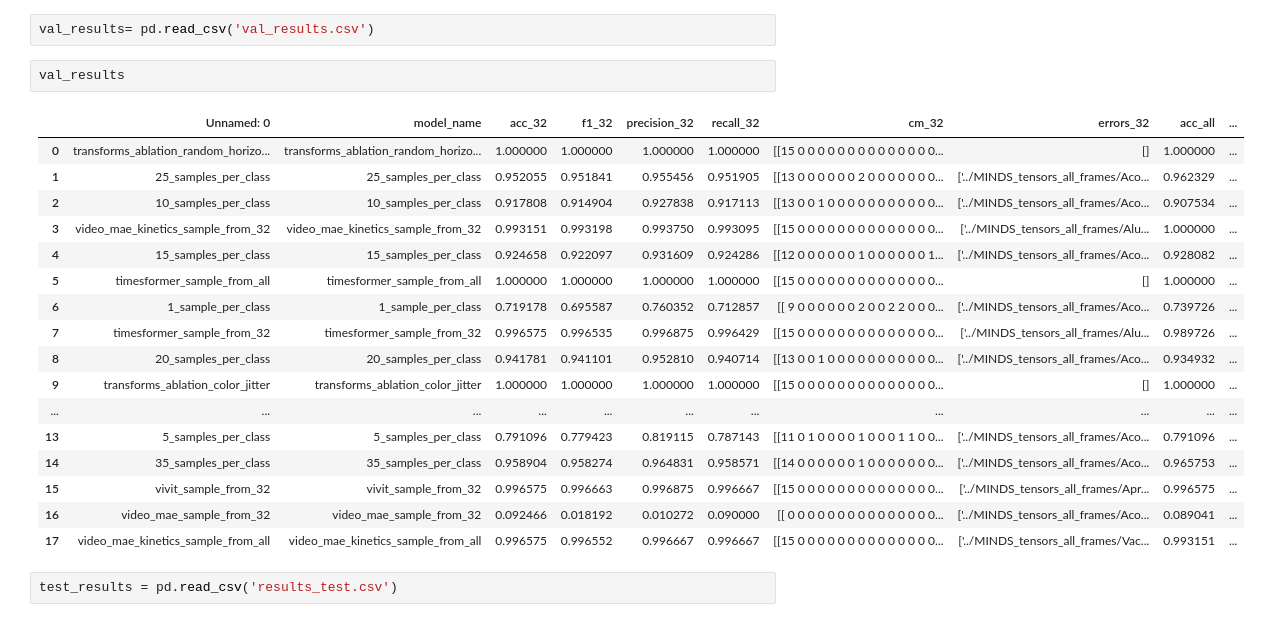
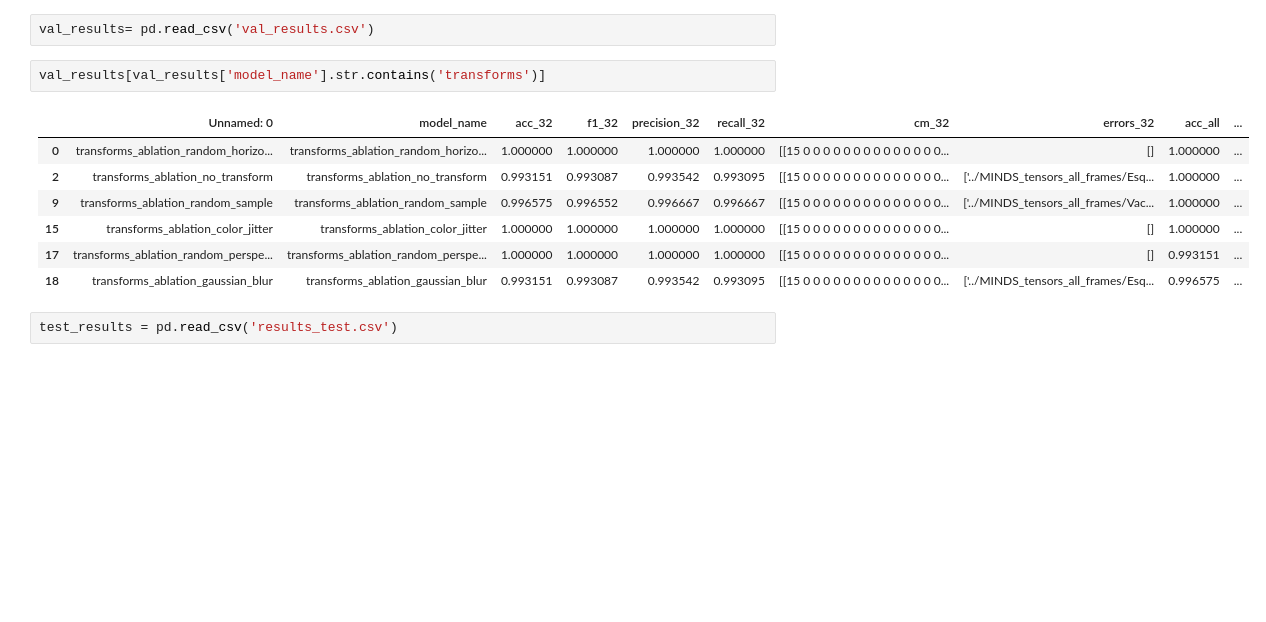
Before and after one commit to Malta-Lab/ISLR_LIBRAS, a Jupyter notebook: results/results.ipynb, the cells around one changed output. Cells and saved outputs as stored; diff of their text form; blank space fills up the shorter version.

```diff
--- a/results/results.ipynb
+++ b/results/results.ipynb
@@ -5,25 +5,15 @@ import matplotlib.pyplot as plt
 import seaborn as sns
 # %%
 val_results= pd.read_csv('val_results.csv')
-# %%
-val_results
-# %% [output]
-|  | Unnamed: 0 | model_name | acc_32 | f1_32 | precision_32 | recall_32 | cm_32 | errors_32 | acc_all | ... |
-| 0 | transforms_ablation_random_horizo... | transforms_ablation_random_horizo... | 1.000000 | 1.000000 | 1.000000 | 1.000000 | [[15 0 0 0 0 0 0 0 0 0 0 0 0 0 0... | [] | 1.000000 | ... |
-| 1 | 25_samples_per_class | 25_samples_per_class | 0.952055 | 0.951841 | 0.955456 | 0.951905 | [[13 0 0 0 0 0 0 2 0 0 0 0 0 0 0... | ['../MINDS_tensors_all_frames/Aco... | 0.962329 | ... |
-| 2 | 10_samples_per_class | 10_samples_per_class | 0.917808 | 0.914904 | 0.927838 | 0.917113 | [[13 0 0 1 0 0 0 0 0 0 0 0 0 0 0... | ['../MINDS_tensors_all_frames/Aco... | 0.907534 | ... |
-| 3 | video_mae_kinetics_sample_from_32 | video_mae_kinetics_sample_from_32 | 0.993151 | 0.993198 | 0.993750 | 0.993095 | [[15 0 0 0 0 0 0 0 0 0 0 0 0 0 0... | ['../MINDS_tensors_all_frames/Alu... | 1.000000 | ... |
-| 4 | 15_samples_per_class | 15_samples_per_class | 0.924658 | 0.922097 | 0.931609 | 0.924286 | [[12 0 0 0 0 0 0 1 0 0 0 0 0 0 1... | ['../MINDS_tensors_all_frames/Aco... | 0.928082 | ... |
-| 5 | timesformer_sample_from_all | timesformer_sample_from_all | 1.000000 | 1.000000 | 1.000000 | 1.000000 | [[15 0 0 0 0 0 0 0 0 0 0 0 0 0 0... | [] | 1.000000 | ... |
-| 6 | 1_sample_per_class | 1_sample_per_class | 0.719178 | 0.695587 | 0.760352 | 0.712857 | [[ 9 0 0 0 0 0 0 2 0 0 2 2 0 0 0... | ['../MINDS_tensors_all_frames/Aco... | 0.739726 | ... |
-| 7 | timesformer_sample_from_32 | timesformer_sample_from_32 | 0.996575 | 0.996535 | 0.996875 | 0.996429 | [[15 0 0 0 0 0 0 0 0 0 0 0 0 0 0... | ['../MINDS_tensors_all_frames/Alu... | 0.989726 | ... |
-| 8 | 20_samples_per_class | 20_samples_per_class | 0.941781 | 0.941101 | 0.952810 | 0.940714 | [[13 0 0 1 0 0 0 0 0 0 0 0 0 0 0... | ['../MINDS_tensors_all_frames/Aco... | 0.934932 | ... |
-| 9 | transforms_ablation_color_jitter | transforms_ablation_color_jitter | 1.000000 | 1.000000 | 1.000000 | 1.000000 | [[15 0 0 0 0 0 0 0 0 0 0 0 0 0 0... | [] | 1.000000 | ... |
-| ... | ... | ... | ... | ... | ... | ... | ... | ... | ... | ... |
-| 13 | 5_samples_per_class | 5_samples_per_class | 0.791096 | 0.779423 | 0.819115 | 0.787143 | [[11 0 1 0 0 0 0 1 0 0 0 1 1 0 0... | ['../MINDS_tensors_all_frames/Aco... | 0.791096 | ... |
-| 14 | 35_samples_per_class | 35_samples_per_class | 0.958904 | 0.958274 | 0.964831 | 0.958571 | [[14 0 0 0 0 0 0 1 0 0 0 0 0 0 0... | ['../MINDS_tensors_all_frames/Aco... | 0.965753 | ... |
-| 15 | vivit_sample_from_32 | vivit_sample_from_32 | 0.996575 | 0.996663 | 0.996875 | 0.996667 | [[15 0 0 0 0 0 0 0 0 0 0 0 0 0 0... | ['../MINDS_tensors_all_frames/Apr... | 0.996575 | ... |
-| 16 | video_mae_sample_from_32 | video_mae_sample_from_32 | 0.092466 | 0.018192 | 0.010272 | 0.090000 | [[ 0 0 0 0 0 0 0 0 0 0 0 0 0 0 0... | ['../MINDS_tensors_all_frames/Aco... | 0.089041 | ... |
-| 17 | video_mae_kinetics_sample_from_all | video_mae_kinetics_sample_from_all | 0.996575 | 0.996552 | 0.996667 | 0.996667 | [[15 0 0 0 0 0 0 0 0 0 0 0 0 0 0... | ['../MINDS_tensors_all_frames/Vac... | 0.993151 | ... |
+# %%
+val_results[val_results['model_name'].str.contains('transforms')]
+# %% [output]
+|  | Unnamed: 0 | model_name | acc_32 | f1_32 | precision_32 | recall_32 | cm_32 | errors_32 | acc_all | ... |
+| 0 | transforms_ablation_random_horizo... | transforms_ablation_random_horizo... | 1.000000 | 1.000000 | 1.000000 | 1.000000 | [[15 0 0 0 0 0 0 0 0 0 0 0 0 0 0... | [] | 1.000000 | ... |
+| 2 | transforms_ablation_no_transform | transforms_ablation_no_transform | 0.993151 | 0.993087 | 0.993542 | 0.993095 | [[15 0 0 0 0 0 0 0 0 0 0 0 0 0 0... | ['../MINDS_tensors_all_frames/Esq... | 1.000000 | ... |
+| 9 | transforms_ablation_random_sample | transforms_ablation_random_sample | 0.996575 | 0.996552 | 0.996667 | 0.996667 | [[15 0 0 0 0 0 0 0 0 0 0 0 0 0 0... | ['../MINDS_tensors_all_frames/Vac... | 1.000000 | ... |
+| 15 | transforms_ablation_color_jitter | transforms_ablation_color_jitter | 1.000000 | 1.000000 | 1.000000 | 1.000000 | [[15 0 0 0 0 0 0 0 0 0 0 0 0 0 0... | [] | 1.000000 | ... |
+| 17 | transforms_ablation_random_perspe... | transforms_ablation_random_perspe... | 1.000000 | 1.000000 | 1.000000 | 1.000000 | [[15 0 0 0 0 0 0 0 0 0 0 0 0 0 0... | [] | 0.993151 | ... |
+| 18 | transforms_ablation_gaussian_blur | transforms_ablation_gaussian_blur | 0.993151 | 0.993087 | 0.993542 | 0.993095 | [[15 0 0 0 0 0 0 0 0 0 0 0 0 0 0... | ['../MINDS_tensors_all_frames/Esq... | 0.996575 | ... |
 # %%
 test_results = pd.read_csv('results_test.csv')
```
Also changed, not shown: parts of 4 cells of this notebook, 28 other files.
